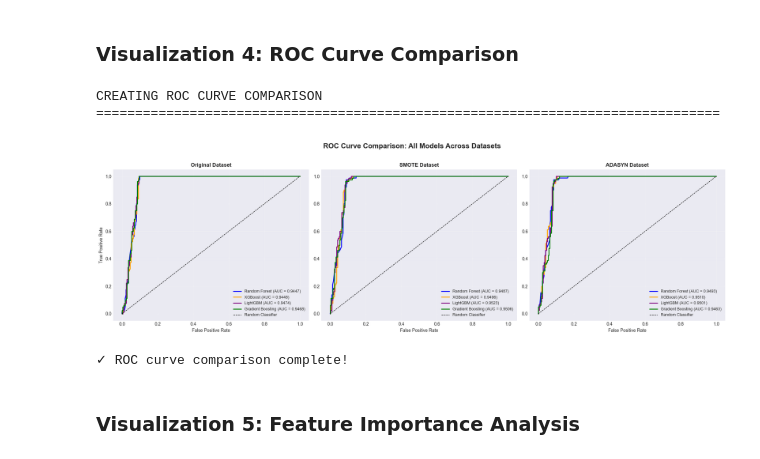
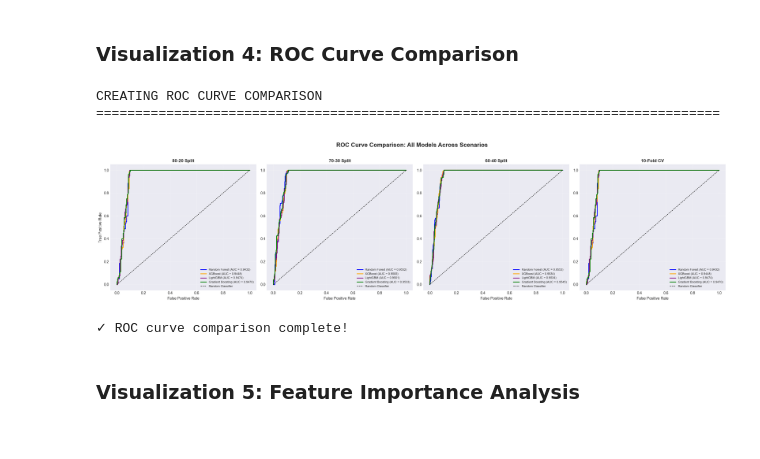
Before and after one commit to ArtEnginer/ENSAMBLE-LEARNING-KREDIT, a Jupyter notebook: ANALISIS_NPL_LENGKAP.ipynb, the cells around one changed output. Saved outputs shown, nothing was run; the diff lists cells and outputs as text; code cells hidden in the pictures.

```diff
--- a/ANALISIS_NPL_LENGKAP.ipynb
+++ b/ANALISIS_NPL_LENGKAP.ipynb
@@ -1133,11 +1169,14 @@ print("="*80)
 metrics_list = ['Accuracy', 'Precision', 'Recall', 'F1-Score', 'ROC-AUC']
 
 fig, axes = plt.subplots(1, 5, figsize=(25, 5))
-fig.suptitle('Heatmap Comparison: Models vs Datasets', fontsize=16, fontweight='bold', y=1.02)
+fig.suptitle('Heatmap Comparison: Models vs Scenarios', fontsize=16, fontweight='bold', y=1.02)
 
 for idx, metric in enumerate(metrics_list):
     # Buat pivot table untuk heatmap
-    pivot_data = comparison_df.pivot(index='Model', columns='Dataset', values=metric)
+    pivot_data = comparison_df.pivot(index='Model', columns='Scenario', values=metric)
+
+    # Reorder columns untuk urutan yang lebih logis
+    pivot_data = pivot_data[['80-20 Split', '70-30 Split', '60-40 Split', '10-Fold CV']]
 
     # Buat heatmap
     sns.heatmap(pivot_data, annot=True, fmt='.4f', cmap='RdYlGn',
@@ -1145,7 +1184,7 @@ for idx, metric in enumerate(metrics_list):
                 cbar_kws={'label': metric}, ax=axes[idx], linewidths=0.5)
 
     axes[idx].set_title(f'{metric}', fontsize=12, fontweight='bold')
-    axes[idx].set_xlabel('Dataset Type', fontsize=10)
+    axes[idx].set_xlabel('Scenario', fontsize=10)
     axes[idx].set_ylabel('Model' if idx == 0 else '', fontsize=10)
 
 plt.tight_layout()
@@ -1218,58 +1284,87 @@ CREATING CONFUSION MATRIX FOR BEST MODELS
 print("CREATING ROC CURVE COMPARISON")
 print("="*80)
 
-fig, axes = plt.subplots(1, 3, figsize=(20, 6))
-fig.suptitle('ROC Curve Comparison: All Models Across Datasets', fontsize=16, fontweight='bold', y=1.02)
+fig, axes = plt.subplots(1, 4, figsize=(24, 6))
+fig.suptitle('ROC Curve Comparison: All Models Across Scenarios', fontsize=16, fontweight='bold', y=1.02)
 
 colors = {'Random Forest': 'blue', 'XGBoost': 'orange', 'LightGBM': 'purple', 'Gradient Boosting': 'green'}
-datasets_dict = {
-    'Original': (X_train_scaled, X_test_scaled, y_train, y_test),
-    'SMOTE': (X_train_smote_scaled, X_test_smote_scaled, y_train_smote, y_test),
-    'ADASYN': (X_train_adasyn_scaled, X_test_adasyn_scaled, y_train_adasyn, y_test)
+
+scenarios_dict = {
+    '80-20 Split': (X_train_80_scaled, X_test_80_scaled, y_train_80, y_test_80),
+    '70-30 Split': (X_train_70_scaled, X_test_70_scaled, y_train_70, y_test_70),
+    '60-40 Split': (X_train_60_scaled, X_test_60_scaled, y_train_60, y_test_60)
 }
 
-for idx, (dataset_name, (X_tr, X_te, y_tr, y_te)) in enumerate(datasets_dict.items()):
+for idx, (scenario_name, (X_tr, X_te, y_tr, y_te)) in enumerate(scenarios_dict.items()):
     ax = axes[idx]
 
     for model_name in ['Random Forest', 'XGBoost', 'LightGBM', 'Gradient Boosting']:
         # Train model
         if model_name == 'Random Forest':
-            model = RandomForestClassifier(n_estimators=100, random_state=42, n_jobs=-1)
+            model = RandomForestClassifier(n_estimators=100, max_depth=15, min_samples_split=10, min_samples_leaf=4, random_state=42, n_jobs=-1)
         elif model_name == 'XGBoost':
             model = XGBClassifier(n_estimators=100, learning_rate=0.1, max_depth=5, random_state=42, eval_metric='logloss', use_label_encoder=False)
         elif model_name == 'LightGBM':
             model = LGBMClassifier(n_estimators=100, learning_rate=0.1, max_depth=5, random_state=42, verbose=-1)
         else:  # Gradient Boosting
             model = GradientBoostingClassifier(n_estimators=100, learning_rate=0.1, max_depth=5, random_state=42)
 
         model.fit(X_tr, y_tr)
         y_pred_proba = model.predict_proba(X_te)[:, 1]
 
         # Hitung ROC curve
         fpr, tpr, _ = roc_curve(y_te, y_pred_proba)
         roc_auc = auc(fpr, tpr)
 
         # Plot
         ax.plot(fpr, tpr, color=colors[model_name], lw=2,
                 label=f'{model_name} (AUC = {roc_auc:.4f})')
 
     # Plot diagonal
     ax.plot([0, 1], [0, 1], 'k--', lw=1, label='Random Classifier')
 
     ax.set_xlabel('False Positive Rate', fontsize=10)
     ax.set_ylabel('True Positive Rate' if idx == 0 else '', fontsize=10)
-    ax.set_title(f'{dataset_name} Dataset', fontsize=12, fontweight='bold')
-    ax.legend(loc='lower right', fontsize=9)
+    ax.set_title(f'{scenario_name}', fontsize=12, fontweight='bold')
+    ax.legend(loc='lower right', fontsize=8)
     ax.grid(alpha=0.3)
+
+# ROC for 10-Fold CV (use 80-20 split as representative)
+ax = axes[3]
+for model_name in ['Random Forest', 'XGBoost', 'LightGBM', 'Gradient Boosting']:
+    if model_name == 'Random Forest':
+        model = RandomForestClassifier(n_estimators=100, max_depth=15, min_samples_split=10, min_samples_leaf=4, random_state=42, n_jobs=-1)
+    elif model_name == 'XGBoost':
+        model = XGBClassifier(n_estimators=100, learning_rate=0.1, max_depth=5, random_state=42, eval_metric='logloss', use_label_encoder=False)
+    elif model_name == 'LightGBM':
+        model = LGBMClassifier(n_estimators=100, learning_rate=0.1, max_depth=5, random_state=42, verbose=-1)
+    else:
+        model = GradientBoostingClassifier(n_estimators=100, learning_rate=0.1, max_depth=5, random_state=42)
+
+    model.fit(X_train_80_scaled, y_train_80)
+    y_pred_proba = model.predict_proba(X_test_80_scaled)[:, 1]
+
+    fpr, tpr, _ = roc_curve(y_test_80, y_pred_proba)
+    roc_auc = auc(fpr, tpr)
+
+    ax.plot(fpr, tpr, color=colors[model_name], lw=2,
+            label=f'{model_name} (AUC = {roc_auc:.4f})')
+
+ax.plot([0, 1], [0, 1], 'k--', lw=1, label='Random Classifier')
+ax.set_xlabel('False Positive Rate', fontsize=10)
+ax.set_ylabel('', fontsize=10)
+ax.set_title(f'10-Fold CV', fontsize=12, fontweight='bold')
+ax.legend(loc='lower right', fontsize=8)
+ax.grid(alpha=0.3)
 
 plt.tight_layout()
 plt.show()
 
 print("\n✓ ROC curve comparison complete!")
 # %% [output]
 CREATING ROC CURVE COMPARISON
 ================================================================================
-[figure, old version]
+[figure, new version]
 ✓ ROC curve comparison complete!
 # %% [markdown]
 ### Visualization 5: Feature Importance Analysis
```
Also changed, not shown: parts of 26 cells of this notebook, 1 other file.
